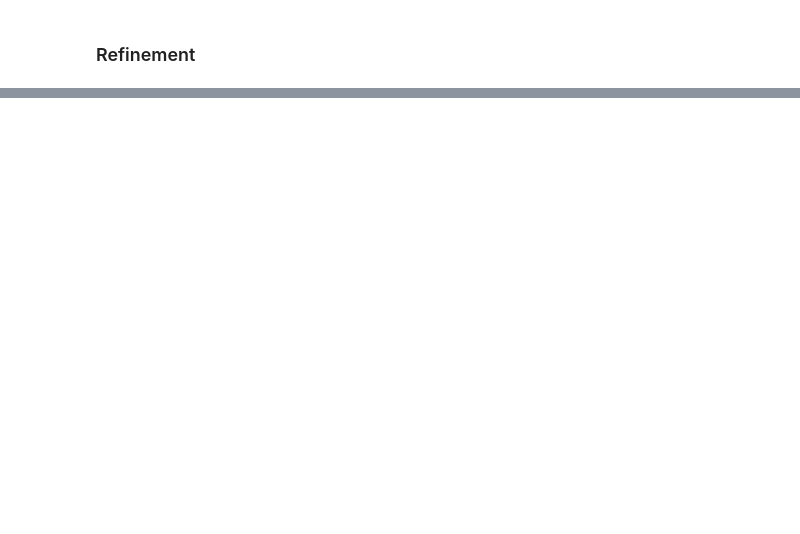
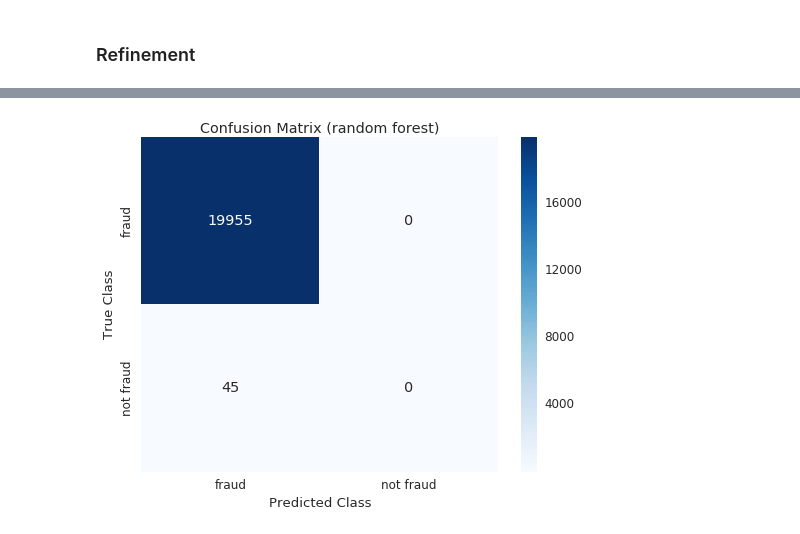
Before and after one commit to yuhow/udacity_nano_ML_course, a Jupyter notebook: capstone/capstone.ipynb, the cells around one changed output, grey strips where cells are left out. Drawn from its saved outputs; the diff is of its cells as text; code cells hidden in the pictures; blank space fills up the shorter version.

```diff
--- a/capstone/capstone.ipynb
+++ b/capstone/capstone.ipynb
@@ -690,16 +700,20 @@ from sklearn.grid_search import GridSearchCV
 from sklearn.metrics import classification_report
 
 # grid search of random forest classifier
-#rf_tuned_parameters = {'n_estimators': [10, 15, 30, 50],
-#                       'max_features': [2, 3, 4],
-#                       'max_depth': [None, 6, 9, 12],
-#                       'min_samples_leaf': [1, 20, 40, 60]}
-rf_tuned_parameters = {'n_estimators': [10, 15],
-                       'max_features': [2, 3]}
-
-tmp_model_rf_gs = RandomForestClassifier(bootstrap=False, random_state=10)
+#rf_tuned_parameters = {'n_estimators': [10, 50, 100, 200, 300],
+#                       'max_features': [2, 3, 4, 5],
+#                       'max_depth': [None, 30, 60, 80, 100],
+#                       'min_samples_leaf': [1, 10, 30, 60, 100]}
+rf_tuned_parameters = {'n_estimators': [20, 40, 80, 160],
+                       'max_features': [2, 3, 4, 5],
+                       'max_depth': [None, 10, 20, 40, 80],
+                       'min_samples_leaf': [1, 10, 30, 60]}
+tmp_model_rf_gs = RandomForestClassifier(bootstrap=False, random_state=RANDOM_SEED)
 
 model_rf_gs = GridSearchCV(tmp_model_rf_gs, param_grid=rf_tuned_parameters, \
-                           scoring='roc_auc', verbose=2) #n_jobs
-model_rf_gs.fit(X_over_train, y_over_train)
+                           #scoring=custom_make_score, cv=2, iid=False, n_jobs=4, verbose=1)
+                           scoring='roc_auc', cv=2, iid=False, n_jobs=5, verbose=1)
+
+model_rf_gs.fit(X_original_train, y_original_train) # original sample is good!
+#model_rf_gs.fit(X_under_train, y_under_train)
 # %% [output]
@@ -807,0 +884,14 @@ print [(a, b) for a in [60, 80, 120] for b in [30, 50, 70]]
+# %%
+# confusion matrix of random forest classifier
+cm = metrics.confusion_matrix(y_original_test, \
+                              model_rf_gs.predict(X_original_test))
+labels = ['fraud', 'not fraud']
+plt.figure(figsize=(8,6))
+sns.heatmap(cm, xticklabels=labels, yticklabels=labels, \
+            annot=True, fmt='d', cmap="Blues", vmin = 0.2);
+plt.title('Confusion Matrix (random forest)')
+plt.ylabel('True Class')
+plt.xlabel('Predicted Class')
+plt.show()
+# %% [output]
+[figure, added]
```
Also changed, not shown: parts of 42 cells of this notebook.
